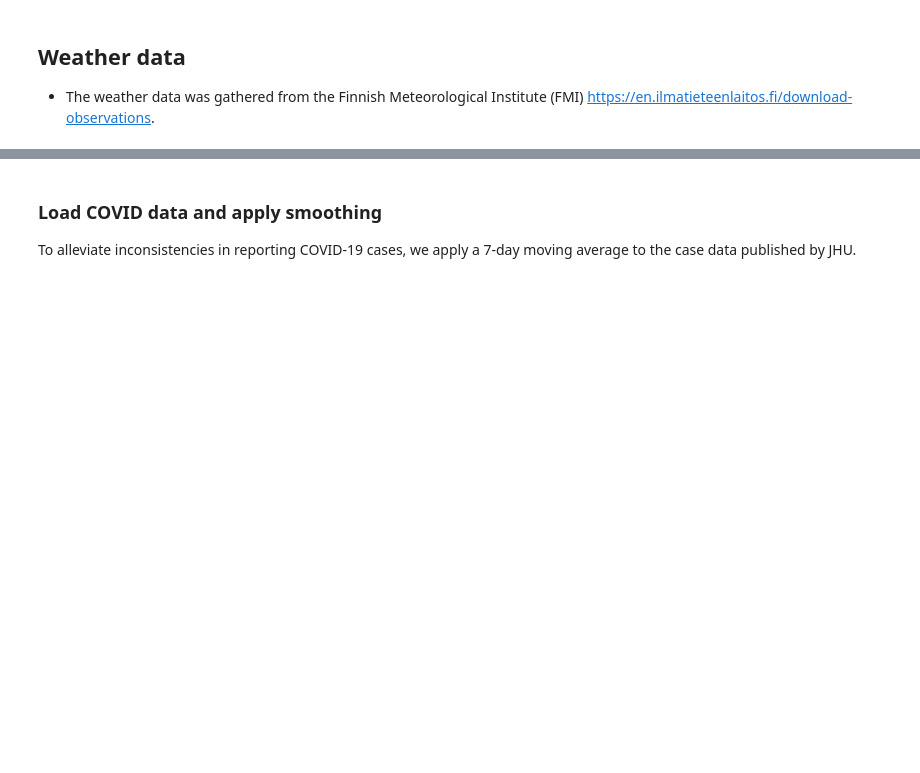
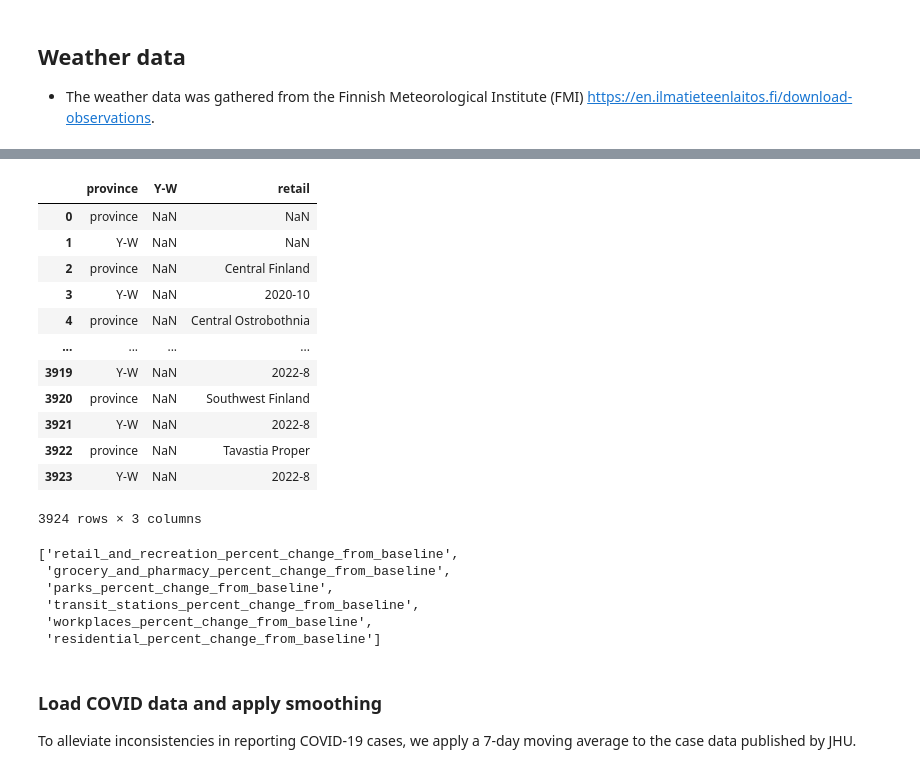
Before and after one commit to DanJar96/spatial_project, a Jupyter notebook: scripts/data_prep.ipynb, the cells around one changed output, grey strips where cells are left out. Saved outputs shown, nothing was run; the diff lists cells and outputs as text; code cells hidden in the pictures; blank space fills up the shorter version.

```diff
--- a/scripts/data_prep.ipynb
+++ b/scripts/data_prep.ipynb
@@ -30,7 +30,7 @@ import matplotlib.ticker as ticker
 
 
 
-pd.set_option('display.max_rows', 5)
+pd.set_option('display.max_rows', 30)
 pd.set_option('mode.chained_assignment', None) # need to be careful with this one!
 # %%
 def datetimer(cellstring):
@@ -633,3 +802,28 @@ min_temp_data.reset_index(drop=False)
+# %%
+mob_dfs[0][0]
+# %% [output]
+|  | province | Y-W | retail |
+| 0 | province | NaN | NaN |
+| 1 | Y-W | NaN | NaN |
+| 2 | province | NaN | Central Finland |
+| 3 | Y-W | NaN | 2020-10 |
+| 4 | province | NaN | Central Ostrobothnia |
+| ... | ... | ... | ... |
+| 3919 | Y-W | NaN | 2022-8 |
+| 3920 | province | NaN | Southwest Finland |
+| 3921 | Y-W | NaN | 2022-8 |
+| 3922 | province | NaN | Tavastia Proper |
+| 3923 | Y-W | NaN | 2022-8 |
+3924 rows × 3 columns
+# %%
+mobility_categories
+# %% [output]
+['retail_and_recreation_percent_change_from_baseline',
+ 'grocery_and_pharmacy_percent_change_from_baseline',
+ 'parks_percent_change_from_baseline',
+ 'transit_stations_percent_change_from_baseline',
+ 'workplaces_percent_change_from_baseline',
+ 'residential_percent_change_from_baseline']
 # %%
 data = gpd.read_file( input_directory + 'Contiguous_US.geojson')
 
```
Also changed, not shown: parts of 41 cells of this notebook.
